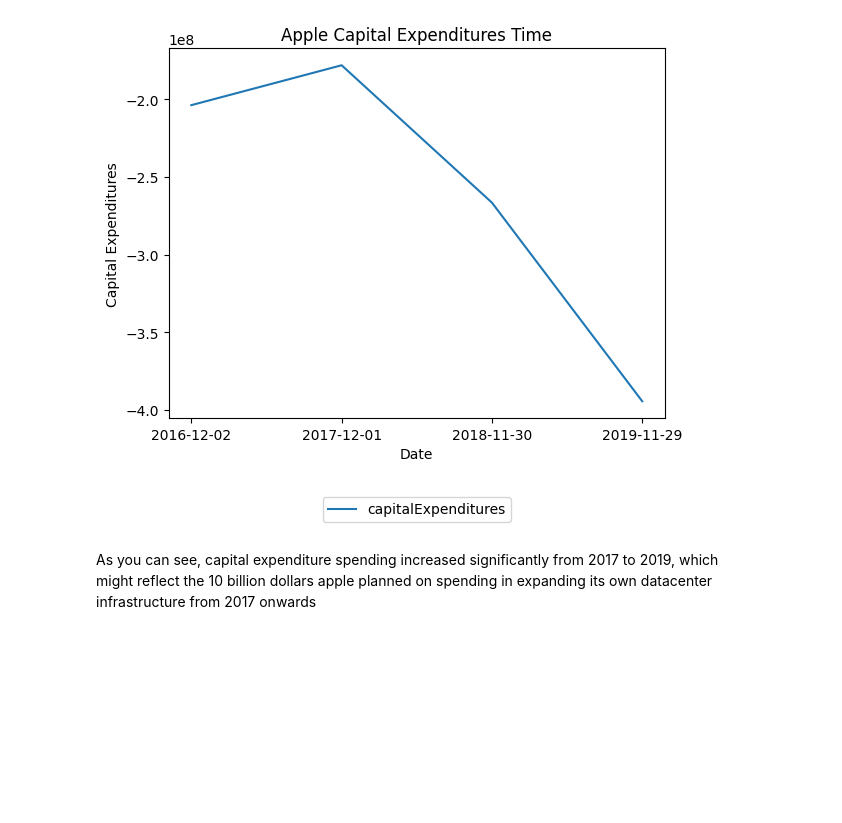
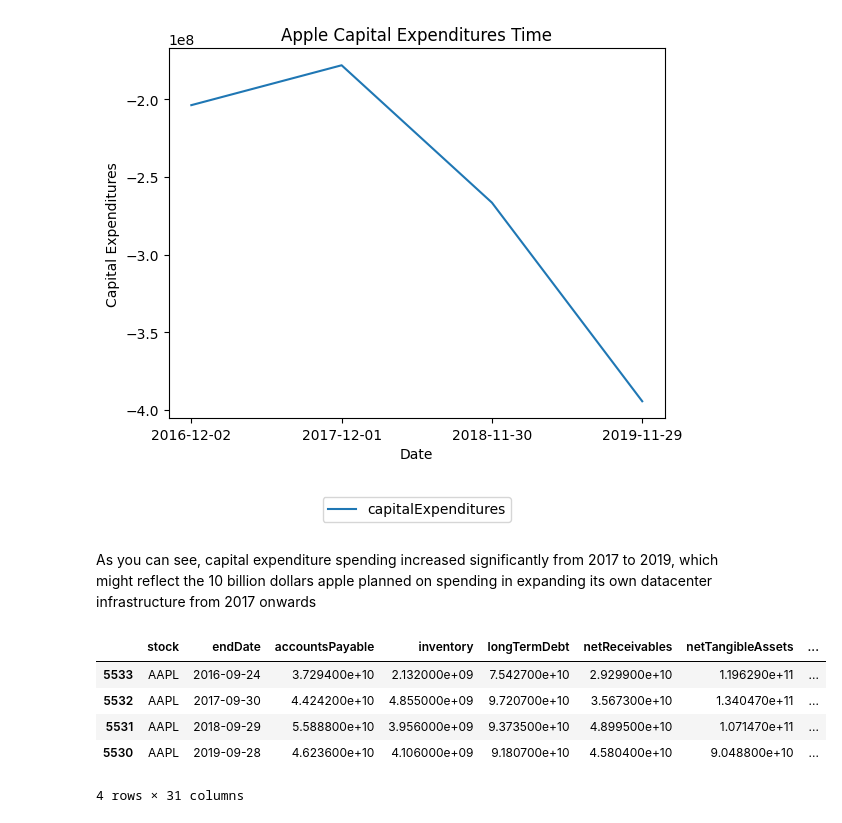
Before and after one commit to joshyipp/UPE, a Jupyter notebook: brainstorm.ipynb, the cells around one changed output. Saved outputs shown, nothing was run; the diff lists cells and outputs as text; code cells hidden in the pictures; blank space fills up the shorter version.

```diff
--- a/brainstorm.ipynb
+++ b/brainstorm.ipynb
@@ -198,3 +204,17 @@ As you can see, capital expenditure spending increased significantly from 2017 t
 reflect the 10 billion dollars apple planned on spending in expanding its own datacenter infrastructure from 2017 onwards
 # %%
 #Let's look at Apple's balance sheet now!
+# %%
+bs=pd.read_csv('temp/balanceSheetHistory_annually.csv')
+#initialize the dataframe
+#isolate apple stock
+bs=bs[bs["stock"]=="AAPL"]
+bs=bs.sort_values(by="endDate")
+bs.head()
+# %% [output]
+|  | stock | endDate | accountsPayable | inventory | longTermDebt | netReceivables | netTangibleAssets | ... |
+| 5533 | AAPL | 2016-09-24 | 3.729400e+10 | 2.132000e+09 | 7.542700e+10 | 2.929900e+10 | 1.196290e+11 | ... |
+| 5532 | AAPL | 2017-09-30 | 4.424200e+10 | 4.855000e+09 | 9.720700e+10 | 3.567300e+10 | 1.340470e+11 | ... |
+| 5531 | AAPL | 2018-09-29 | 5.588800e+10 | 3.956000e+09 | 9.373500e+10 | 4.899500e+10 | 1.071470e+11 | ... |
+| 5530 | AAPL | 2019-09-28 | 4.623600e+10 | 4.106000e+09 | 9.180700e+10 | 4.580400e+10 | 9.048800e+10 | ... |
+4 rows × 31 columns
```
Also changed, not shown: parts of 9 cells of this notebook.
